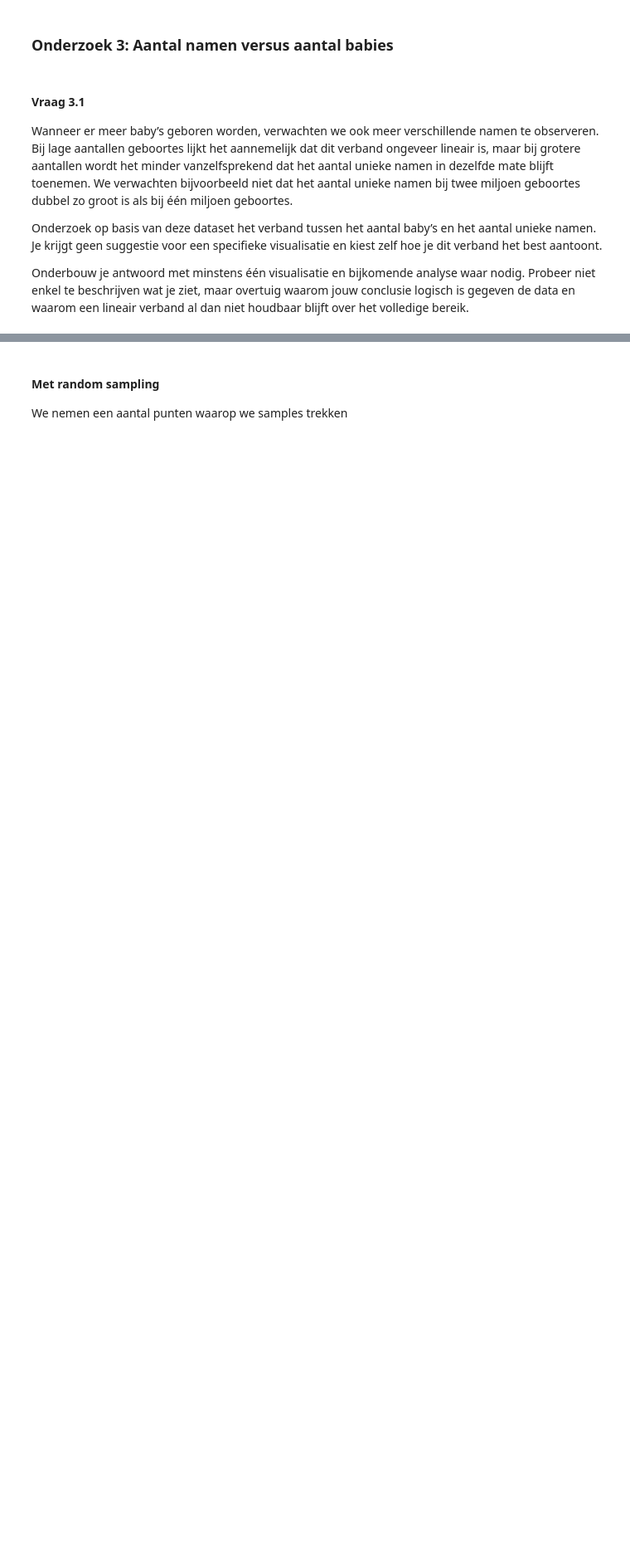
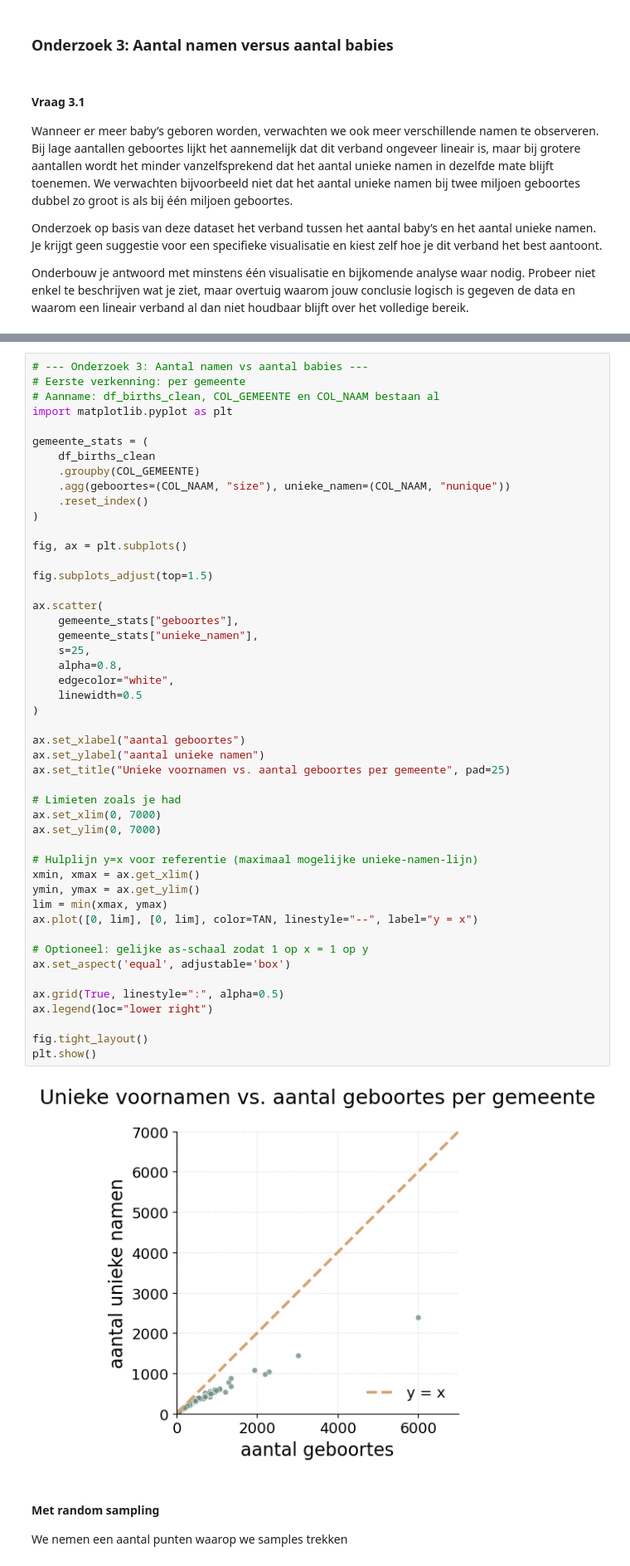
Before and after one commit to karenlauwers/syntra_ds_examen, a Jupyter notebook: notebooks/opgave.ipynb, the cells around one changed output, grey strips where cells are left out. Shown at 83% size. Drawn from its saved outputs; the diff is of its cells as text; blank space fills up the shorter version.

```diff
--- a/notebooks/opgave.ipynb
+++ b/notebooks/opgave.ipynb
@@ -1327,3 +1401,53 @@ Onderbouw je antwoord met minstens één visualisatie en bijkomende analyse waar
+# %%
+# --- Onderzoek 3: Aantal namen vs aantal babies ---
+# Eerste verkenning: per gemeente
+# Aanname: df_births_clean, COL_GEMEENTE en COL_NAAM bestaan al
+import matplotlib.pyplot as plt
+
+gemeente_stats = (
+    df_births_clean
+    .groupby(COL_GEMEENTE)
+    .agg(geboortes=(COL_NAAM, "size"), unieke_namen=(COL_NAAM, "nunique"))
+    .reset_index()
+)
+
+fig, ax = plt.subplots()
+
+fig.subplots_adjust(top=1.5)
+
+ax.scatter(
+    gemeente_stats["geboortes"],
+    gemeente_stats["unieke_namen"],
+    s=25,
+    alpha=0.8,
+    edgecolor="white",
+    linewidth=0.5
+)
+
+ax.set_xlabel("aantal geboortes")
+ax.set_ylabel("aantal unieke namen")
+ax.set_title("Unieke voornamen vs. aantal geboortes per gemeente", pad=25)
+
+# Limieten zoals je had
+ax.set_xlim(0, 7000)
+ax.set_ylim(0, 7000)
+
+# Hulplijn y=x voor referentie (maximaal mogelijke unieke-namen-lijn)
+xmin, xmax = ax.get_xlim()
+ymin, ymax = ax.get_ylim()
+lim = min(xmax, ymax)
+ax.plot([0, lim], [0, lim], color=TAN, linestyle="--", label="y = x")
+
+# Optioneel: gelijke as-schaal zodat 1 op x = 1 op y
+ax.set_aspect('equal', adjustable='box')
+
+ax.grid(True, linestyle=":", alpha=0.5)
+ax.legend(loc="lower right")
+
+fig.tight_layout()
+plt.show()
+# %% [output]
+[figure, added]
 # %% [markdown]
 #### Met random sampling
 
```
Also changed, not shown: parts of 20 cells of this notebook.
